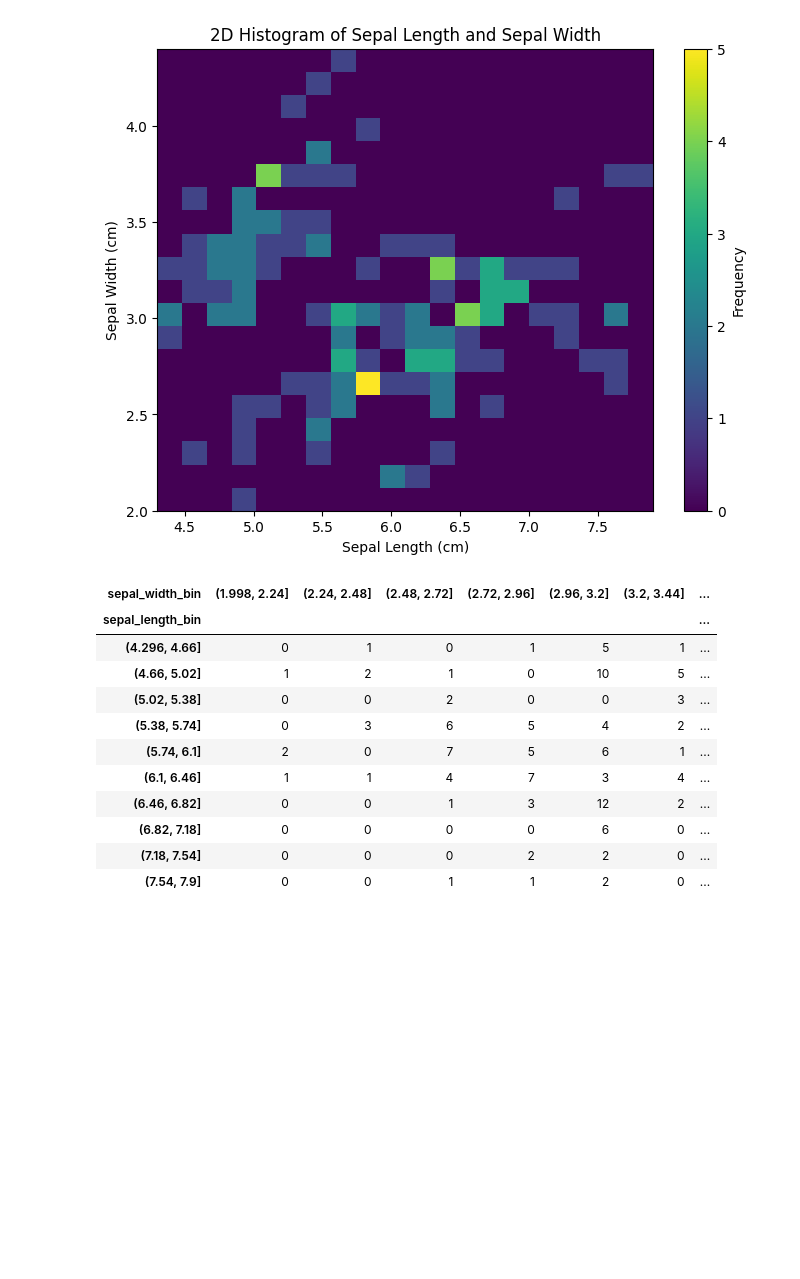
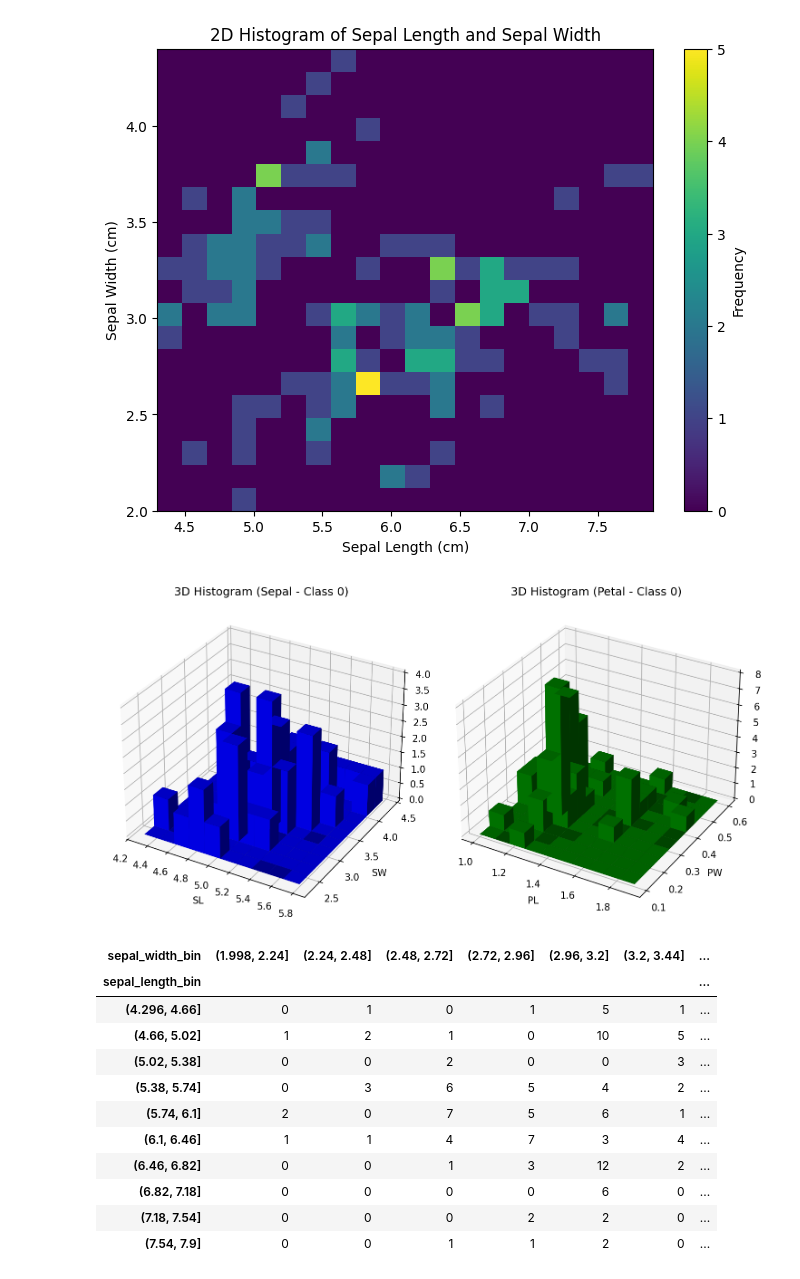
Before and after one commit to 23f1002944/EDA-Probability-Distributions, a Jupyter notebook: Iris_Dataset_analysis.ipynb, the cells around one changed output. Cells and saved outputs as stored; diff of their text form; code cells hidden in the pictures; blank space fills up the shorter version.

Commit message:
added a 3d histogram also

```diff
--- a/Iris_Dataset_analysis.ipynb
+++ b/Iris_Dataset_analysis.ipynb
@@ -92,6 +92,40 @@ plt.title('2D Histogram of Sepal Length and Sepal Width')
 plt.show()
 # %% [output]
 [figure]
+# %%
+fig = plt.figure(figsize=(10,5), dpi = 150)
+ax1 = fig.add_subplot(121, projection='3d')
+ax2 = fig.add_subplot(122, projection='3d')
+
+# 3D histogram for Sepal Length and Sepal Width
+# Using data for class 0 as an example, similar to the Petal plot
+H, _x, _y = np.histogram2d(df[df['target'] == 0]['sepal length (cm)'], df[df['target'] == 0]['sepal width (cm)'])
+_xx, _yy = np.meshgrid(_x[:-1], _y[:-1]) # Use _x[:-1] and _y[:-1] to match the shape of H
+xx, yy = _xx.ravel(), _yy.ravel()
+HH = H.ravel()
+
+ax1.bar3d(xx, yy, np.zeros_like(HH), _x[1] - _x[0], _y[1] - _y[0], HH, shade=True, color='b')
+
+ax1.set_xlabel('SL')
+ax1.set_ylabel('SW')
+ax1.set_title('3D Histogram (Sepal - Class 0)')
+
+# 3D histogram for Petal Length and Petal Width (from original code)
+H, _x, _y = np.histogram2d(df[df['target'] == 0]['petal length (cm)'], df[df['target'] == 0]['petal width (cm)'])
+_xx, _yy = np.meshgrid(_x[:-1], _y[:-1]) # Use _x[:-1] and _y[:-1] to match the shape of H
+xx, yy = _xx.ravel(), _yy.ravel()
+HH = H.ravel()
+
+ax2.bar3d(xx, yy, np.zeros_like(HH), _x[1] - _x[0], _y[1] - _y[0], HH, shade=True, color='g')
+
+ax2.set_xlabel('PL')
+ax2.set_ylabel('PW')
+ax2.set_title('3D Histogram (Petal - Class 0)')
+
+plt.tight_layout()
+plt.show()
+# %% [output]
+[figure, added]
 # %%
 import pandas as pd
 
```
